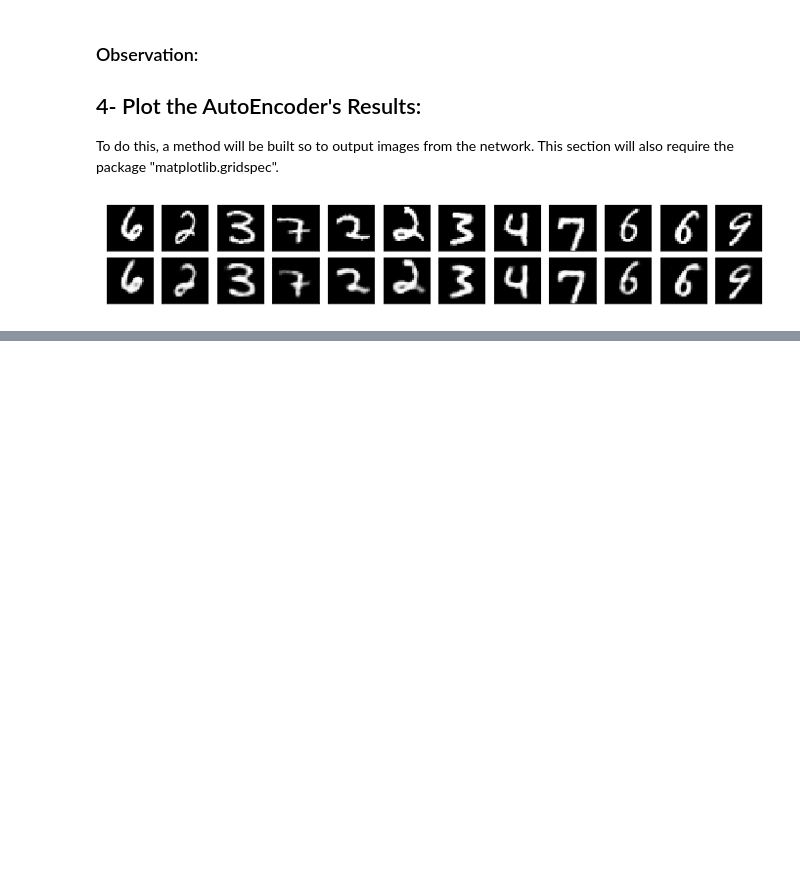
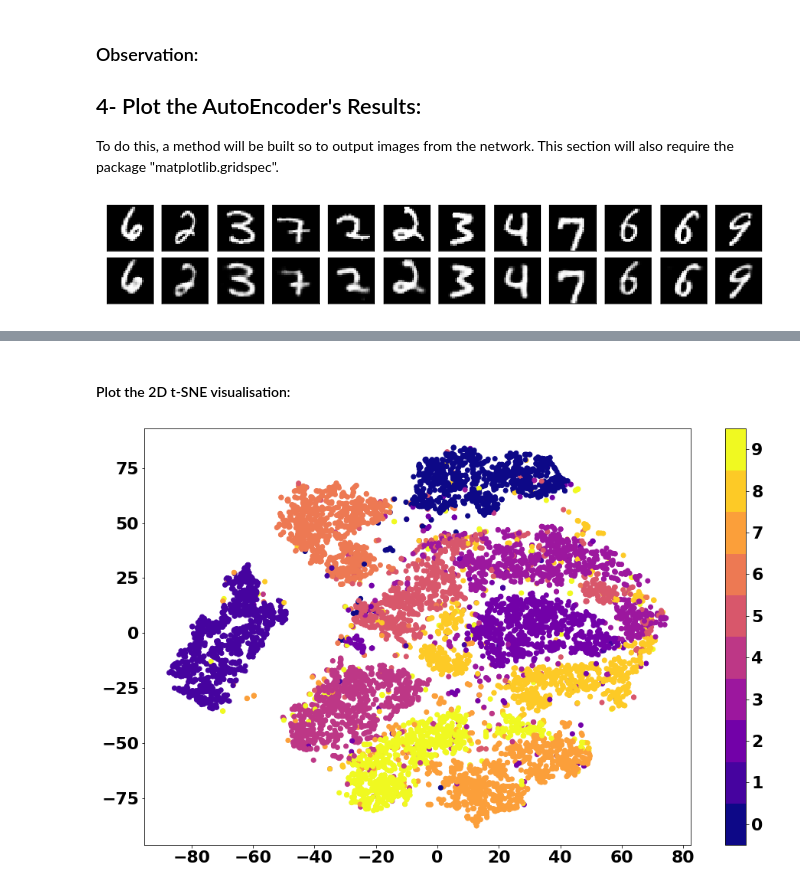
Before and after one commit to ylee9107/ComputerVisionTensorFlow2_myLearning, a Jupyter notebook: 6 - Enchancing and Segementing Images/Dealing with Images (Enhancing and Segmenting)_Notebook1.ipynb, the cells around one changed output, grey strips where cells are left out. Saved outputs shown, nothing was run; the diff lists cells and outputs as text; code cells hidden in the pictures; blank space fills up the shorter version.

```diff
--- a/6 - Enchancing and Segementing Images/Dealing with Images (Enhancing and Segmenting)_Notebook1.ipynb
+++ b/6 - Enchancing and Segementing Images/Dealing with Images (Enhancing and Segmenting)_Notebook1.ipynb
@@ -776,0 +810,3 @@ From the output results, the digits (on the bottom row) can be seen to be a litt
+# %%
+# Instantiate a t-SNE object:
+tsne = TSNE(n_components=2, verbose=1, random_state=0)
@@ -776,0 +815,13 @@ From the output results, the digits (on the bottom row) can be seen to be a litt
+# %%
+# Convert Entire dataset:
+_, (x_test, y_test) = tf.keras.datasets.mnist.load_data()
+
+# Scaling the data:
+x_test, y_test = x_test / 255.0, y_test / 255.0
+
+# Flatten the data:
+x_test = x_test.reshape(x_test.shape[0], *flattened_input_shape)
+# %%
+# Obtain the 2-Dimensional representations with t-SNE:\
+x_encoded = encoder.predict_on_batch(x_test)
+x_2D = tsne.fit_transform(x_encoded)
@@ -776,0 +845,2 @@ From the output results, the digits (on the bottom row) can be seen to be a litt
+# %% [markdown]
+#### Plot the 2D t-SNE visualisation:
@@ -776,0 +850,21 @@ From the output results, the digits (on the bottom row) can be seen to be a litt
+# %%
+font = {'family': 'normal',
+        'weight': 'bold',
+        'size': 22}
+
+matplotlib.rc('font', **font)
+
+figure = plt.figure( figsize = (16,10) )
+
+# Plot:
+plt.scatter(x = x_2D[:, 0], # x coords for the projections
+            y = x_2D[:, 1], # y coords for the projections
+            c= y_test, # Per Class Colours
+#             cmap= plt.cm.get_cmap("jet", nb_classes)
+            cmap= plt.cm.get_cmap("plasma", nb_classes)
+           )
+plt.colorbar(ticks = range(nb_classes))
+plt.clim(vmin=-0.5, vmax=nb_classes - 0.5)
+plt.show()
+# %% [output]
+[figure, added]
```
Also changed, not shown: parts of 15 cells of this notebook.
